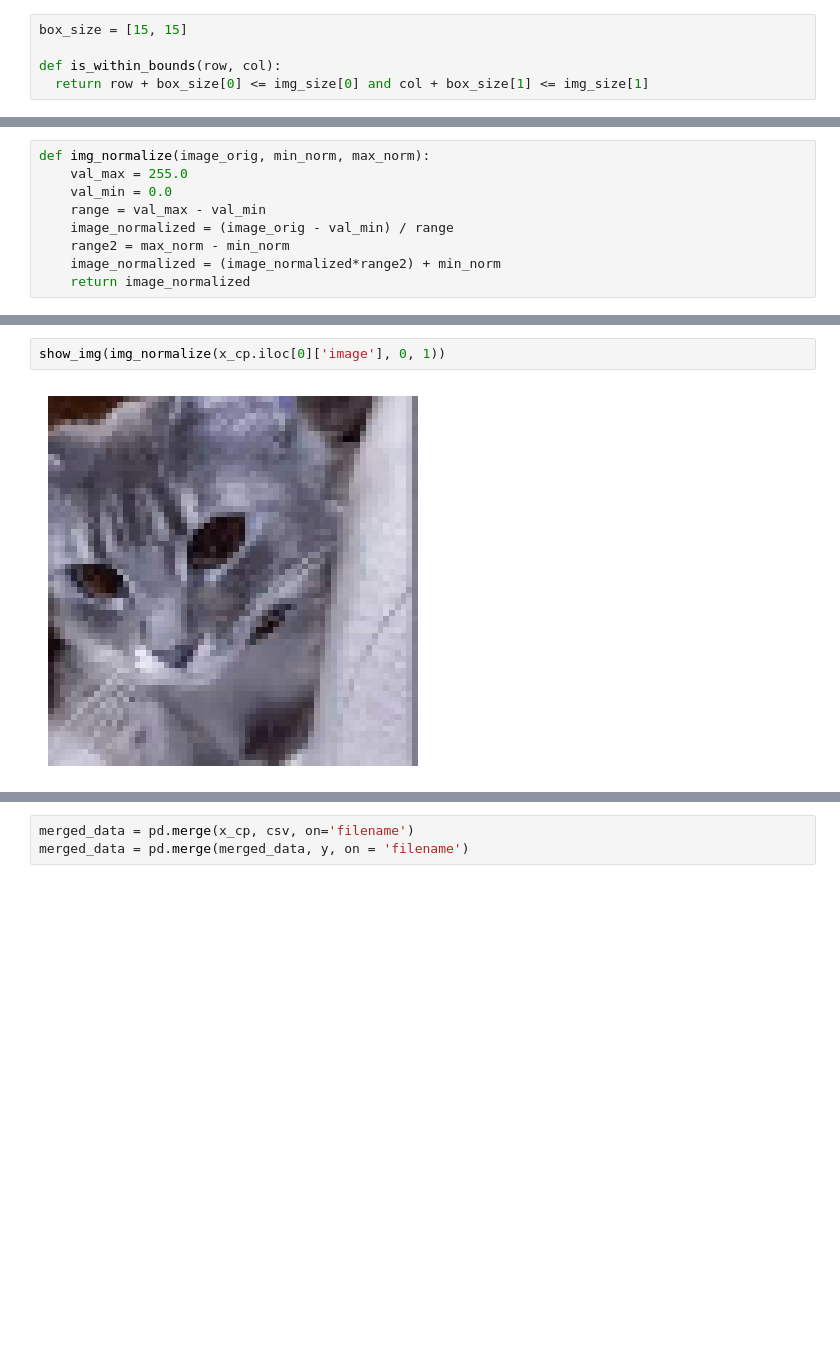
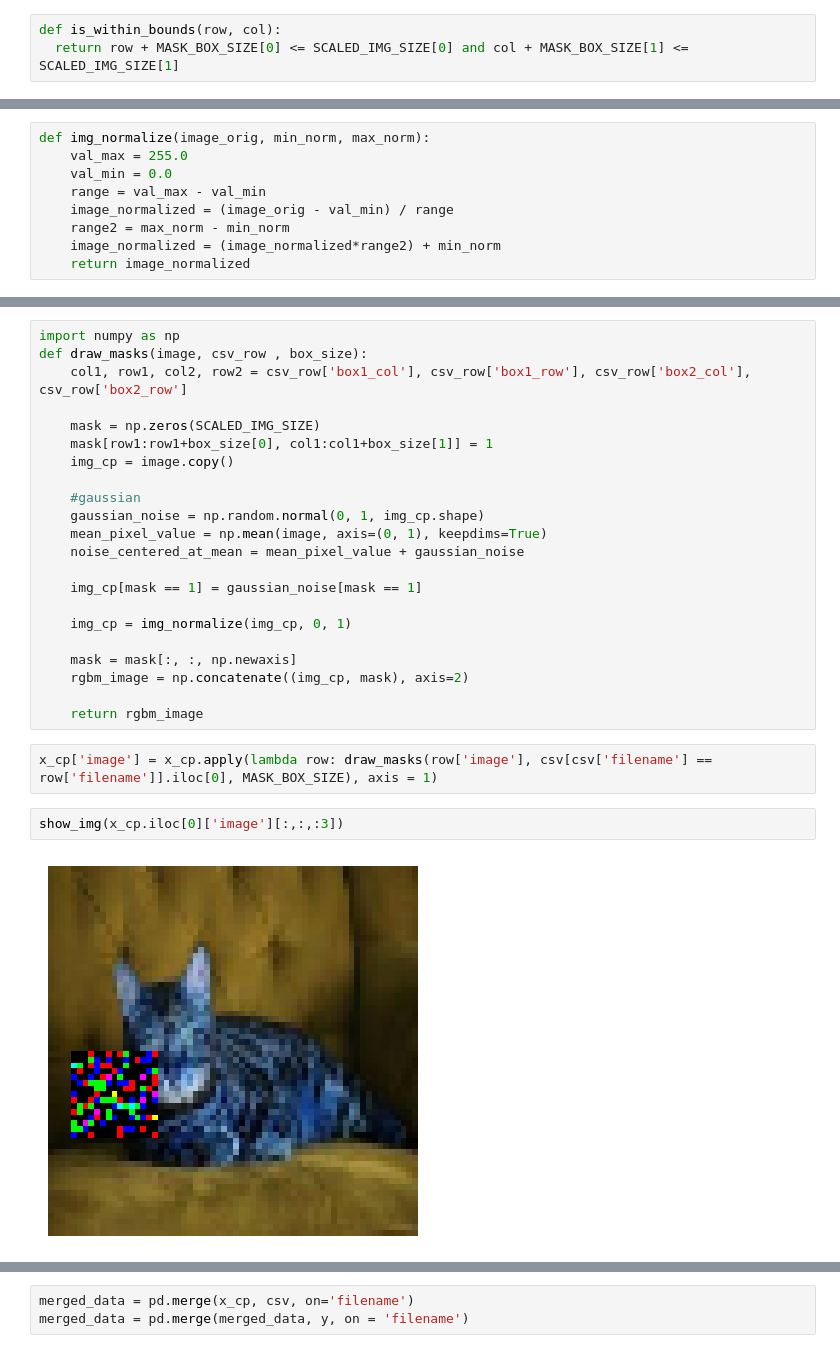
Before and after one commit to BoKna031/Image_inpainting, a Jupyter notebook: Image_inpainting.ipynb, the cells around one changed output, grey strips where cells are left out. Cells and saved outputs as stored; diff of their text form; blank space fills up the shorter version.

```diff
--- a/Image_inpainting.ipynb
+++ b/Image_inpainting.ipynb
@@ -147,10 +141,8 @@ csv.head()
 | 3 | 3 | Cat-Train (969).jpeg | 3 | 34 | 11 | 34 |
 | 4 | 4 | Cat-Train (1559).jpeg | 26 | 23 | 10 | 39 |
 # %%
-box_size = [15, 15]
-
 def is_within_bounds(row, col):
-  return row + box_size[0] <= img_size[0] and col + box_size[1] <= img_size[1]
+  return row + MASK_BOX_SIZE[0] <= SCALED_IMG_SIZE[0] and col + MASK_BOX_SIZE[1] <= SCALED_IMG_SIZE[1]
 # %%
 csv['box1_within_bounds'] = csv.apply(lambda row: is_within_bounds(row['box1_row'], row['box1_col']), axis=1)
 csv['box2_within_bounds'] = csv.apply(lambda row: is_within_bounds(row['box2_row'], row['box2_col']), axis=1)
@@ -182,4 +185,28 @@ def img_normalize(image_orig, min_norm, max_norm):
+# %%
+import numpy as np
+def draw_masks(image, csv_row , box_size):
+    col1, row1, col2, row2 = csv_row['box1_col'], csv_row['box1_row'], csv_row['box2_col'], csv_row['box2_row']
+
+    mask = np.zeros(SCALED_IMG_SIZE)
+    mask[row1:row1+box_size[0], col1:col1+box_size[1]] = 1
+    img_cp = image.copy()
+
+    #gaussian
+    gaussian_noise = np.random.normal(0, 1, img_cp.shape)
+    mean_pixel_value = np.mean(image, axis=(0, 1), keepdims=True)
+    noise_centered_at_mean = mean_pixel_value + gaussian_noise
+
+    img_cp[mask == 1] = gaussian_noise[mask == 1]
+
+    img_cp = img_normalize(img_cp, 0, 1)
+
+    mask = mask[:, :, np.newaxis]
+    rgbm_image = np.concatenate((img_cp, mask), axis=2)
+
+    return rgbm_image
+# %%
+x_cp['image'] = x_cp.apply(lambda row: draw_masks(row['image'], csv[csv['filename'] == row['filename']].iloc[0], MASK_BOX_SIZE), axis = 1)
 # %%
-show_img(img_normalize(x_cp.iloc[0]['image'], 0, 1))
+show_img(x_cp.iloc[0]['image'][:,:,:3])
 # %% [output]
-[figure, old version]
+[figure, new version]
```
Also changed, not shown: parts of 42 cells of this notebook.
